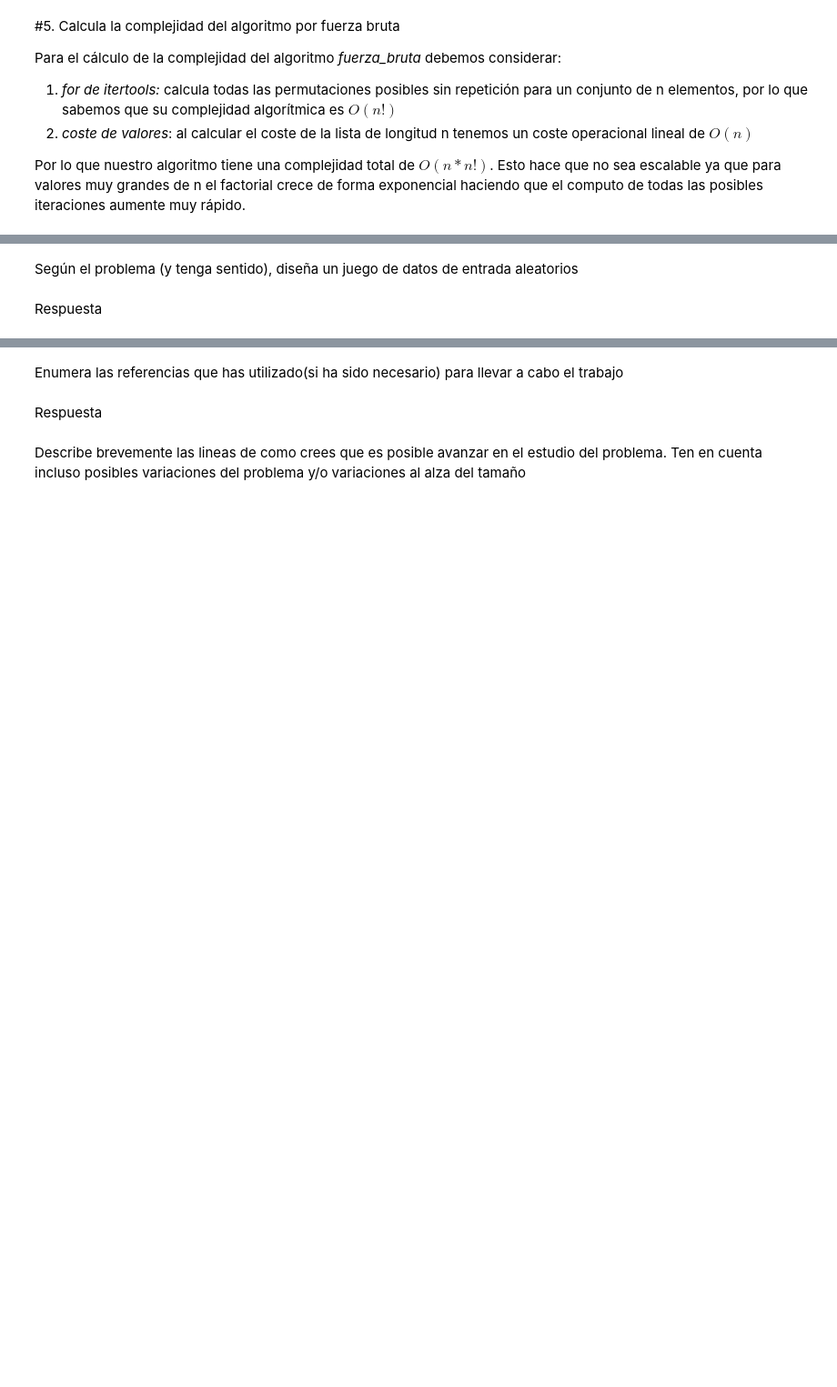
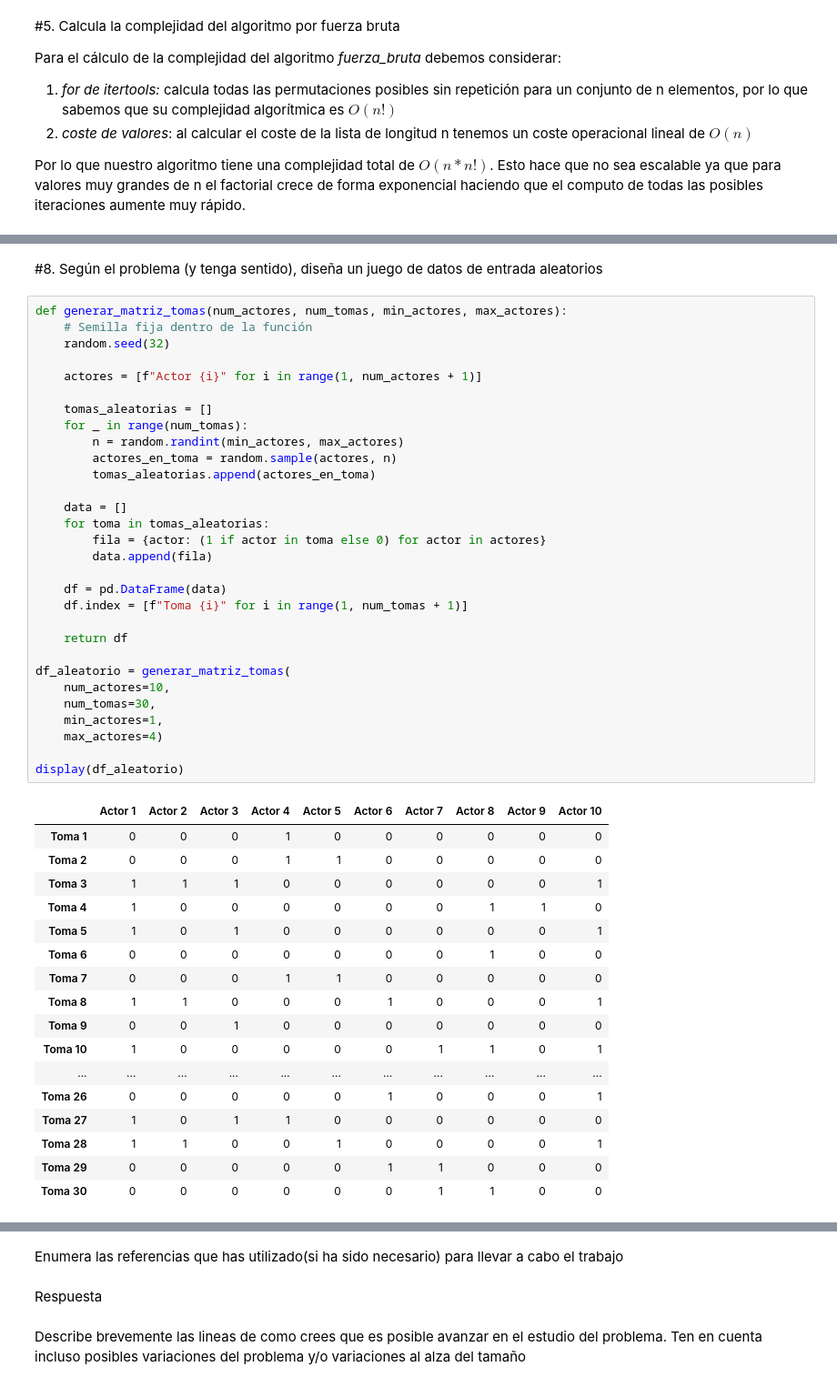
Before and after one commit to ramari96/Algoritmos_de_optimizacion_2026, a Jupyter notebook: Seminario/Seminario_Algoritmos.ipynb, the cells around one changed output, grey strips where cells are left out. Shown at 91% size. Drawn from its saved outputs; the diff is of its cells as text; blank space fills up the shorter version.

```diff
--- a/Seminario/Seminario_Algoritmos.ipynb
+++ b/Seminario/Seminario_Algoritmos.ipynb
@@ -192,5 +278,51 @@ Respuesta
 # %% [markdown]
-Según el problema (y tenga sentido), diseña un juego de datos de entrada aleatorios
+#8. Según el problema (y tenga sentido), diseña un juego de datos de entrada aleatorios
-# %% [markdown]
-Respuesta
+# %%
+def generar_matriz_tomas(num_actores, num_tomas, min_actores, max_actores):
+    # Semilla fija dentro de la función
+    random.seed(32)
+
+    actores = [f"Actor {i}" for i in range(1, num_actores + 1)]
+
+    tomas_aleatorias = []
+    for _ in range(num_tomas):
+        n = random.randint(min_actores, max_actores)
+        actores_en_toma = random.sample(actores, n)
+        tomas_aleatorias.append(actores_en_toma)
+
+    data = []
+    for toma in tomas_aleatorias:
+        fila = {actor: (1 if actor in toma else 0) for actor in actores}
+        data.append(fila)
+
+    df = pd.DataFrame(data)
+    df.index = [f"Toma {i}" for i in range(1, num_tomas + 1)]
+
+    return df
+
+df_aleatorio = generar_matriz_tomas(
+    num_actores=10,
+    num_tomas=30,
+    min_actores=1,
+    max_actores=4)
+
+display(df_aleatorio)
+# %% [output]
+|  | Actor 1 | Actor 2 | Actor 3 | Actor 4 | Actor 5 | Actor 6 | Actor 7 | Actor 8 | Actor 9 | Actor 10 |
+| Toma 1 | 0 | 0 | 0 | 1 | 0 | 0 | 0 | 0 | 0 | 0 |
+| Toma 2 | 0 | 0 | 0 | 1 | 1 | 0 | 0 | 0 | 0 | 0 |
+| Toma 3 | 1 | 1 | 1 | 0 | 0 | 0 | 0 | 0 | 0 | 1 |
+| Toma 4 | 1 | 0 | 0 | 0 | 0 | 0 | 0 | 1 | 1 | 0 |
+| Toma 5 | 1 | 0 | 1 | 0 | 0 | 0 | 0 | 0 | 0 | 1 |
+| Toma 6 | 0 | 0 | 0 | 0 | 0 | 0 | 0 | 1 | 0 | 0 |
+| Toma 7 | 0 | 0 | 0 | 1 | 1 | 0 | 0 | 0 | 0 | 0 |
+| Toma 8 | 1 | 1 | 0 | 0 | 0 | 1 | 0 | 0 | 0 | 1 |
+| Toma 9 | 0 | 0 | 1 | 0 | 0 | 0 | 0 | 0 | 0 | 0 |
+| Toma 10 | 1 | 0 | 0 | 0 | 0 | 0 | 1 | 1 | 0 | 1 |
+| ... | ... | ... | ... | ... | ... | ... | ... | ... | ... | ... |
+| Toma 26 | 0 | 0 | 0 | 0 | 0 | 1 | 0 | 0 | 0 | 1 |
+| Toma 27 | 1 | 0 | 1 | 1 | 0 | 0 | 0 | 0 | 0 | 0 |
+| Toma 28 | 1 | 1 | 0 | 0 | 1 | 0 | 0 | 0 | 0 | 1 |
+| Toma 29 | 0 | 0 | 0 | 0 | 0 | 1 | 1 | 0 | 0 | 0 |
+| Toma 30 | 0 | 0 | 0 | 0 | 0 | 0 | 1 | 1 | 0 | 0 |
 # %% [markdown]
```
Also changed, not shown: parts of 20 cells of this notebook.
